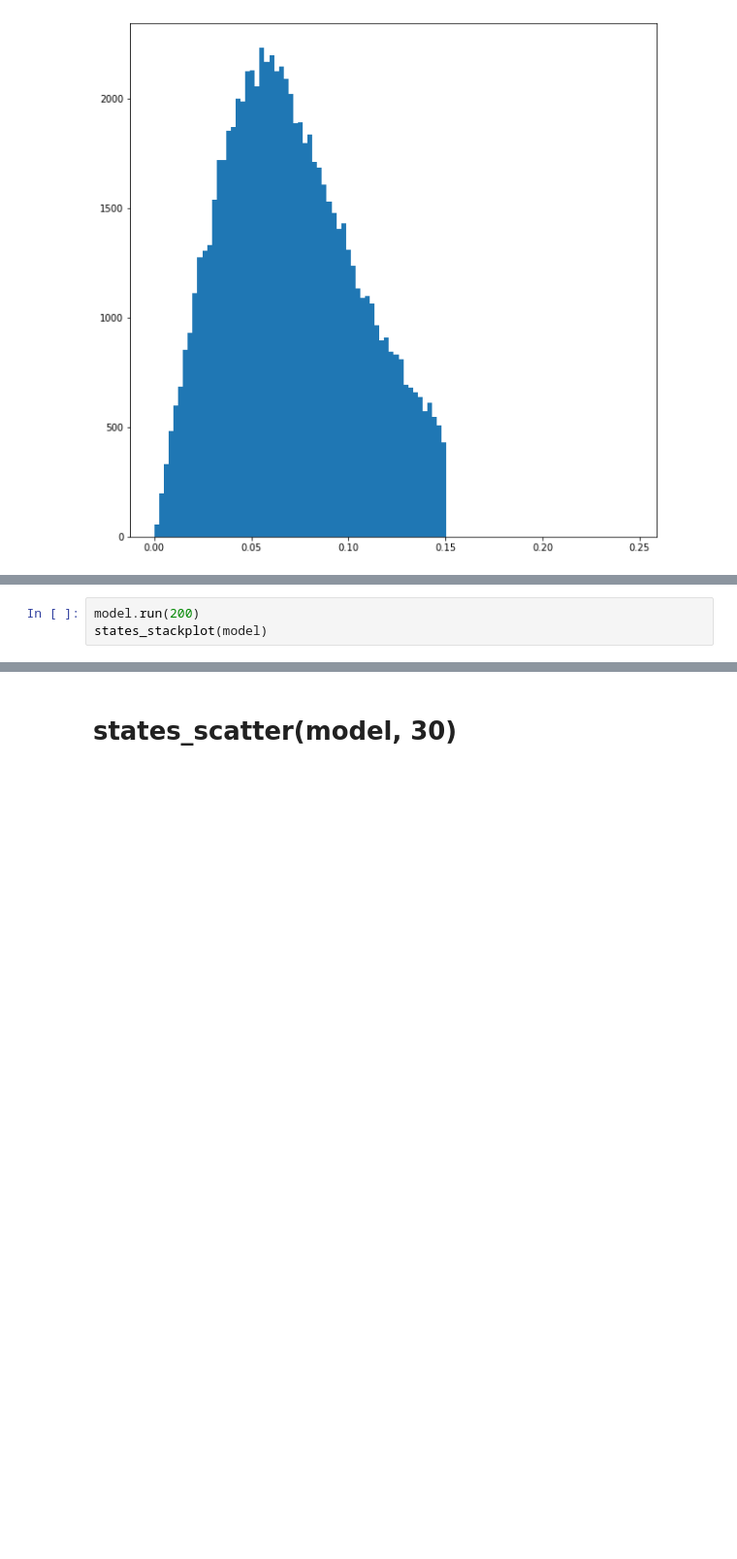
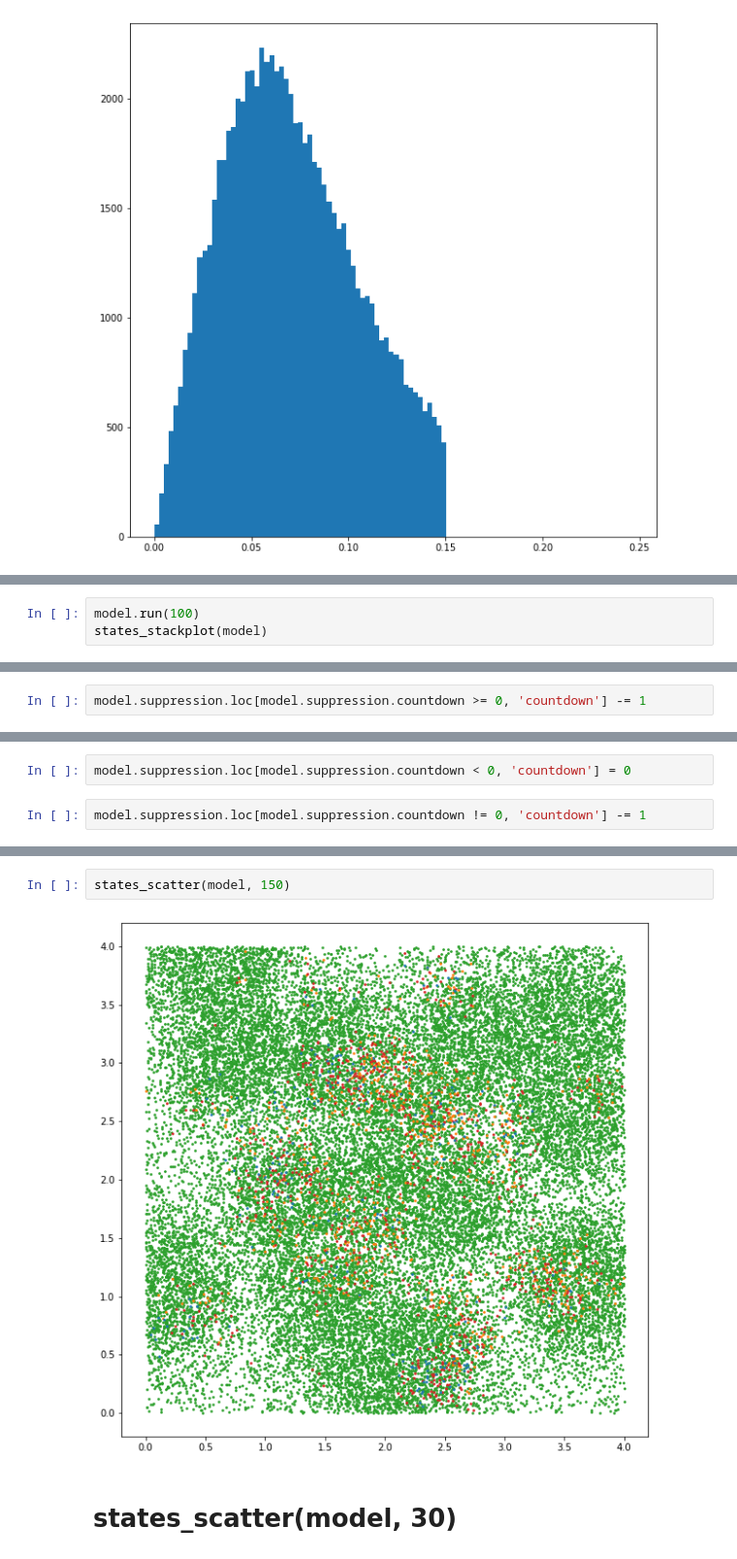
Before and after one commit to jeroenmuller/outbreak_model, a Jupyter notebook: notebooks/Test.ipynb, the cells around one changed output, grey strips where cells are left out. Shown at 97% size. Drawn from its saved outputs; the diff is of its cells as text; blank space fills up the shorter version.

```diff
--- a/notebooks/Test.ipynb
+++ b/notebooks/Test.ipynb
@@ -51,4 +53,4 @@ states_scatter(model, 0)
 # %%
-model.run(200)
+model.run(100)
 states_stackplot(model)
 # %% [output]
@@ -72,0 +82,2 @@ plot_transmissions(model, 10)
+# %%
+model.suppression.loc[model.suppression.countdown >= 0, 'countdown'] -= 1
@@ -72,0 +100,4 @@ plot_transmissions(model, 10)
+# %%
+model.suppression.loc[model.suppression.countdown < 0, 'countdown'] = 0
+# %%
+model.suppression.loc[model.suppression.countdown != 0, 'countdown'] -= 1
@@ -73,3 +120,7 @@ plot_transmissions(model, 10)
+# %%
+states_scatter(model, 150)
+# %% [output]
+[figure, added]
 # %% [markdown]
 # states_scatter(model, 30)
 # %%
```
Also changed, not shown: parts of 9 cells of this notebook, 3 other files.
